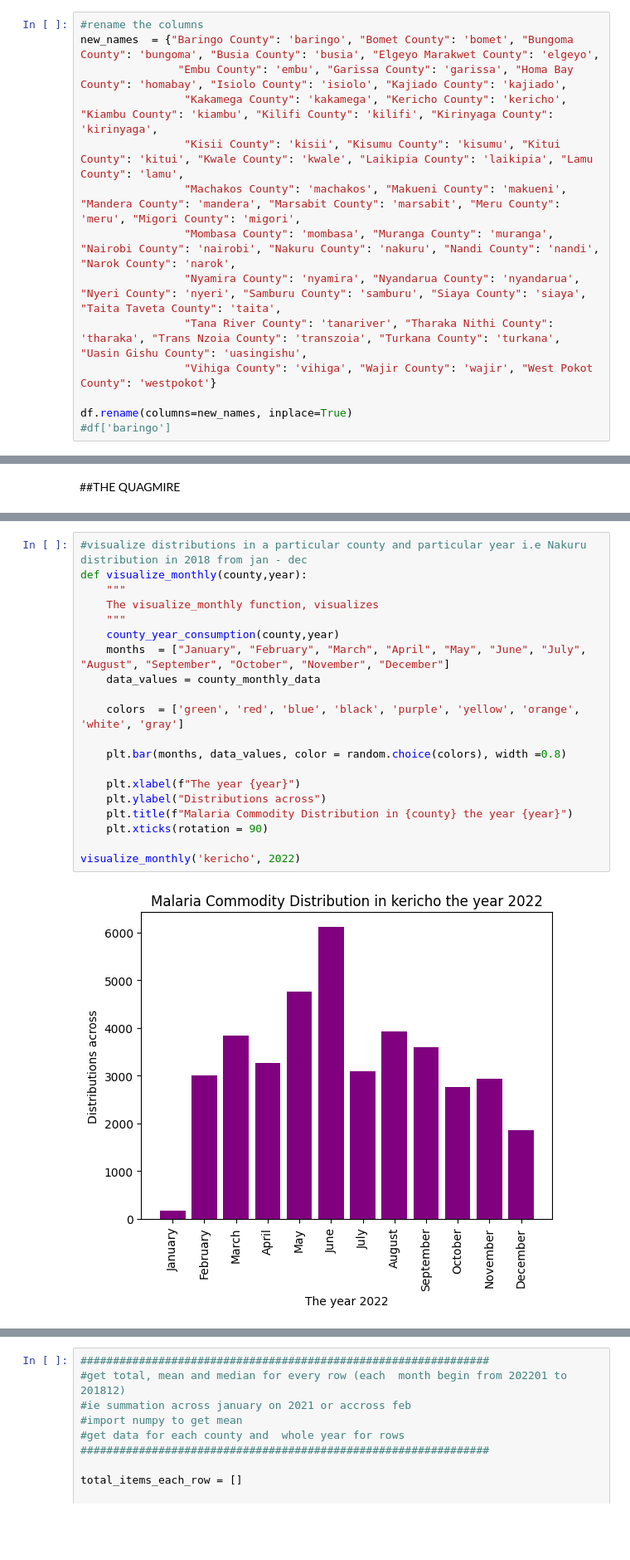
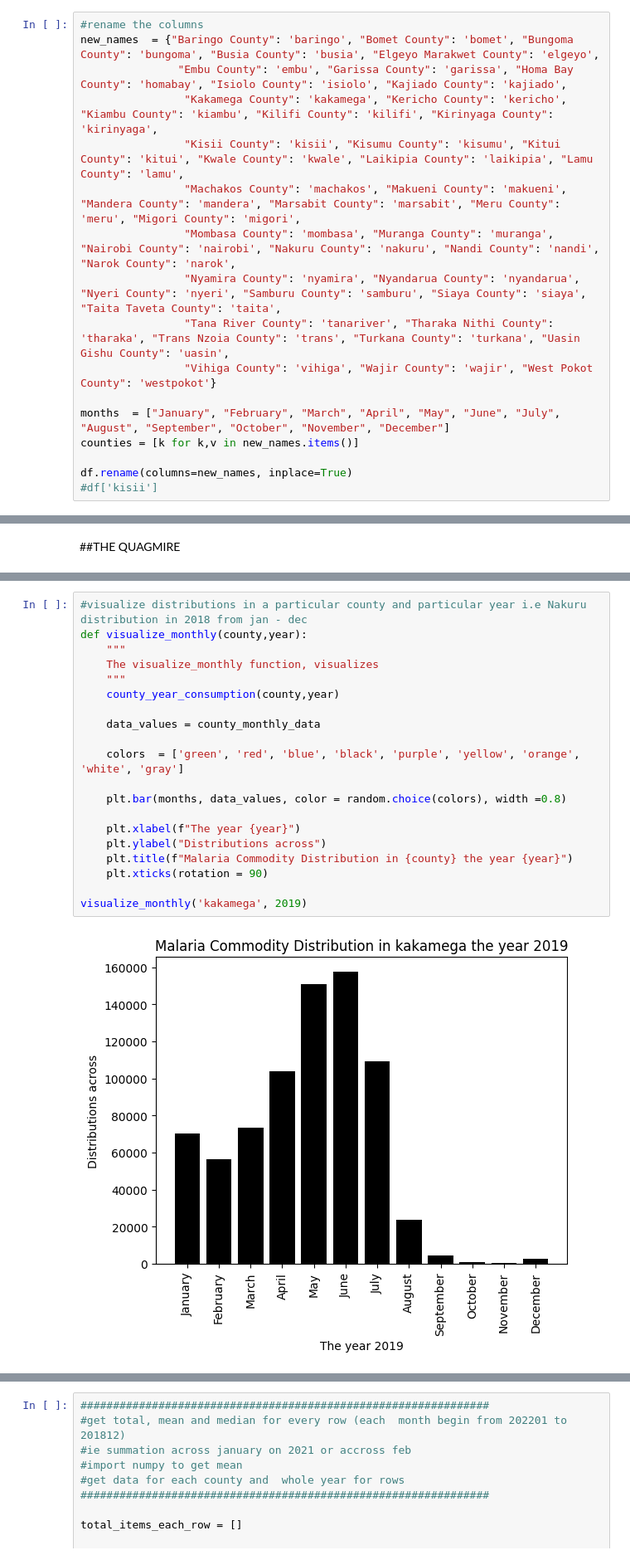
Before and after one commit to HealthIT-Kabarak/Malaria-Commodities-Analysis-and-Demand-Prediction-Model, a Jupyter notebook: Backend/malaria.ipynb, the cells around one changed output, grey strips where cells are left out. Shown at 83% size. Drawn from its saved outputs; the diff is of its cells as text; blank space fills up the shorter version.

```diff
--- a/Backend/malaria.ipynb
+++ b/Backend/malaria.ipynb
@@ -45,11 +66,14 @@ new_names  = {"Baringo County": 'baringo', "Bomet County": 'bomet', "Bungoma Cou
                 "Machakos County": 'machakos', "Makueni County": 'makueni', "Mandera County": 'mandera', "Marsabit County": 'marsabit', "Meru County": 'meru', "Migori County": 'migori',
                 "Mombasa County": 'mombasa', "Muranga County": 'muranga', "Nairobi County": 'nairobi', "Nakuru County": 'nakuru', "Nandi County": 'nandi', "Narok County": 'narok',
                 "Nyamira County": 'nyamira', "Nyandarua County": 'nyandarua', "Nyeri County": 'nyeri', "Samburu County": 'samburu', "Siaya County": 'siaya', "Taita Taveta County": 'taita',
-                "Tana River County": 'tanariver', "Tharaka Nithi County": 'tharaka', "Trans Nzoia County": 'transzoia', "Turkana County": 'turkana', "Uasin Gishu County": 'uasingishu',
+                "Tana River County": 'tanariver', "Tharaka Nithi County": 'tharaka', "Trans Nzoia County": 'trans', "Turkana County": 'turkana', "Uasin Gishu County": 'uasin',
                 "Vihiga County": 'vihiga', "Wajir County": 'wajir', "West Pokot County": 'westpokot'}
 
+months  = ["January", "February", "March", "April", "May", "June", "July", "August", "September", "October", "November", "December"]
+counties = [k for k,v in new_names.items()]
+
 df.rename(columns=new_names, inplace=True)
-#df['baringo']
+#df['kisii']
 # %%
 #get all period ids -> so as to get specific data in each county
 #with these ids we can get totals across months
@@ -205,25 +243,25 @@ def total_county_year_consumption(county,year):
 # %%
 #visualize distributions in a particular county and particular year i.e Nakuru distribution in 2018 from jan - dec
 def visualize_monthly(county,year):
     """
     The visualize_monthly function, visualizes
     """
     county_year_consumption(county,year)
-    months  = ["January", "February", "March", "April", "May", "June", "July", "August", "September", "October", "November", "December"]
+
     data_values = county_monthly_data
 
     colors  = ['green', 'red', 'blue', 'black', 'purple', 'yellow', 'orange', 'white', 'gray']
 
     plt.bar(months, data_values, color = random.choice(colors), width =0.8)
 
     plt.xlabel(f"The year {year}")
     plt.ylabel("Distributions across")
     plt.title(f"Malaria Commodity Distribution in {county} the year {year}")
     plt.xticks(rotation = 90)
 
-visualize_monthly('kericho', 2022)
+visualize_monthly('kakamega', 2019)
 # %% [output]
-[figure, old version]
+[figure, new version]
 # %%
 #visualize data distibuted in a particular year in all counties
 def visualize_year_distribution(county,year):
```
Also changed, not shown: parts of 9 cells of this notebook, 6 other files.
